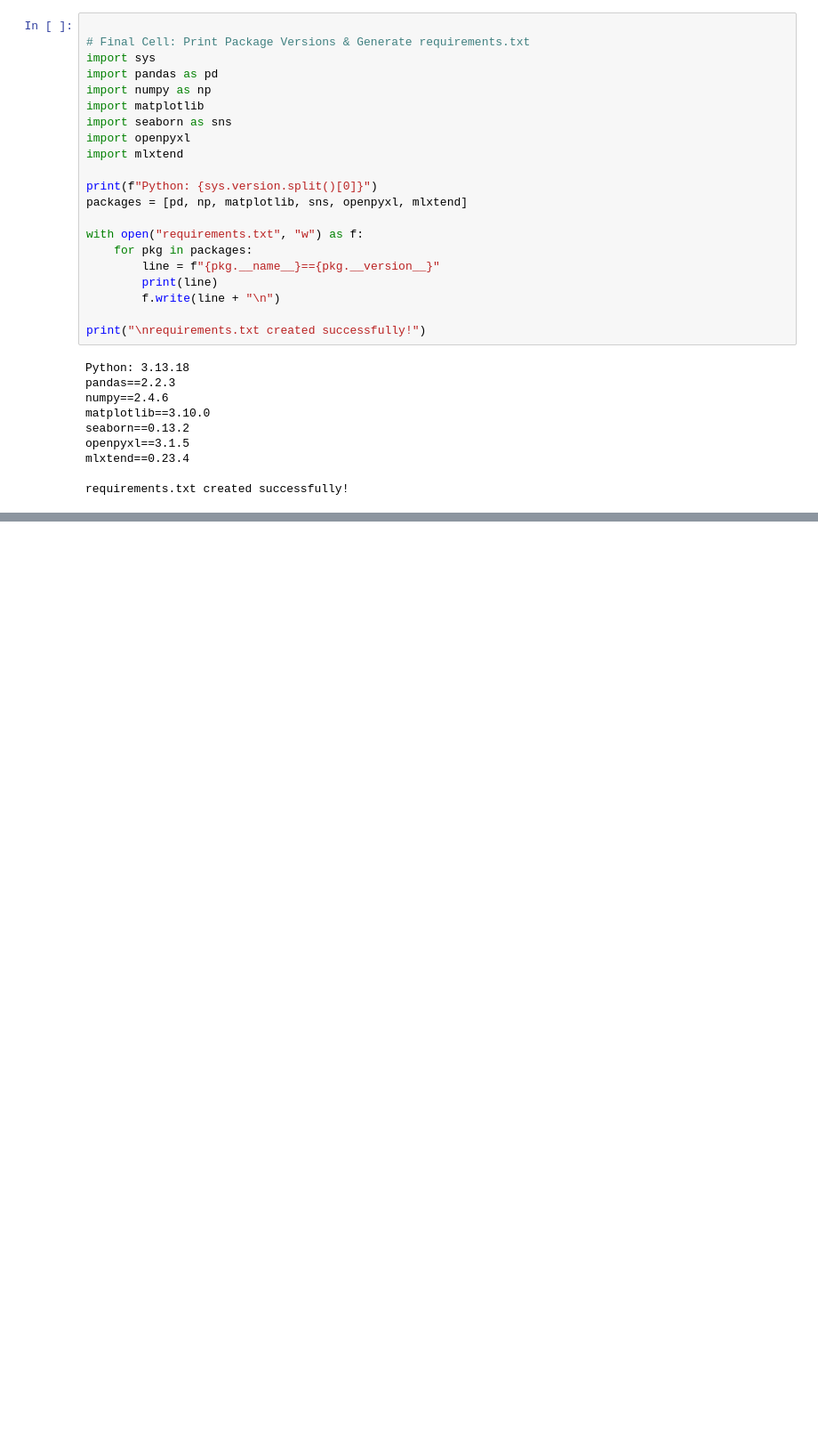
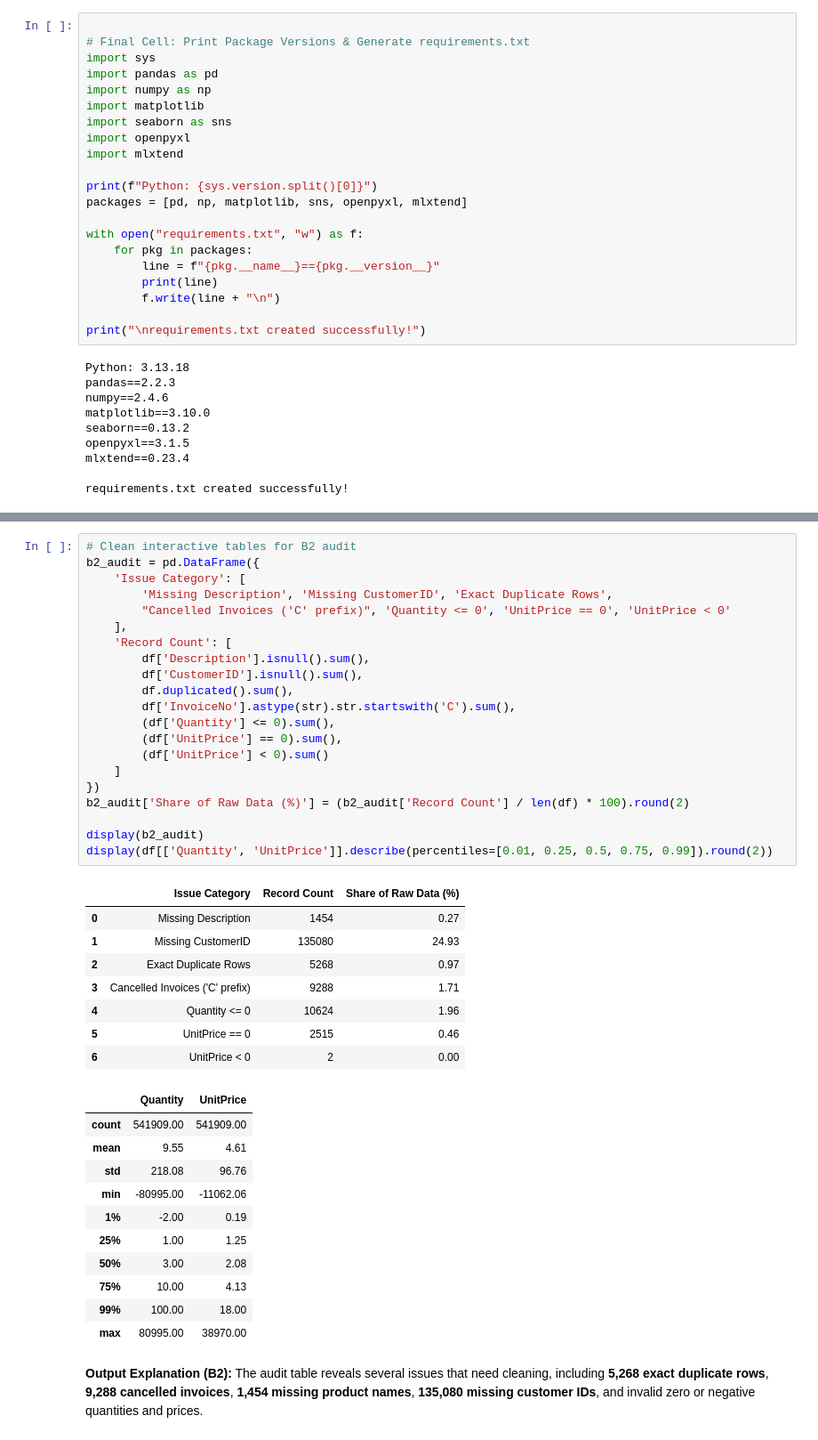
Before and after one commit to zaldybiliran/New_ML_Activities-FACILIX-, a Jupyter notebook: Facilix_ML_Project.ipynb, the cells around one changed output, grey strips where cells are left out. Shown at 89% size. Drawn from its saved outputs; the diff is of its cells as text; blank space fills up the shorter version.

```diff
--- a/Facilix_ML_Project.ipynb
+++ b/Facilix_ML_Project.ipynb
@@ -148,0 +261,43 @@ requirements.txt created successfully!
+# %%
+# Clean interactive tables for B2 audit
+b2_audit = pd.DataFrame({
+    'Issue Category': [
+        'Missing Description', 'Missing CustomerID', 'Exact Duplicate Rows',
+        "Cancelled Invoices ('C' prefix)", 'Quantity <= 0', 'UnitPrice == 0', 'UnitPrice < 0'
+    ],
+    'Record Count': [
+        df['Description'].isnull().sum(),
+        df['CustomerID'].isnull().sum(),
+        df.duplicated().sum(),
+        df['InvoiceNo'].astype(str).str.startswith('C').sum(),
+        (df['Quantity'] <= 0).sum(),
+        (df['UnitPrice'] == 0).sum(),
+        (df['UnitPrice'] < 0).sum()
+    ]
+})
+b2_audit['Share of Raw Data (%)'] = (b2_audit['Record Count'] / len(df) * 100).round(2)
+
+display(b2_audit)
+display(df[['Quantity', 'UnitPrice']].describe(percentiles=[0.01, 0.25, 0.5, 0.75, 0.99]).round(2))
+# %% [output]
+|  | Issue Category | Record Count | Share of Raw Data (%) |
+| 0 | Missing Description | 1454 | 0.27 |
+| 1 | Missing CustomerID | 135080 | 24.93 |
+| 2 | Exact Duplicate Rows | 5268 | 0.97 |
+| 3 | Cancelled Invoices ('C' prefix) | 9288 | 1.71 |
+| 4 | Quantity <= 0 | 10624 | 1.96 |
+| 5 | UnitPrice == 0 | 2515 | 0.46 |
+| 6 | UnitPrice < 0 | 2 | 0.00 |
+|  | Quantity | UnitPrice |
+| count | 541909.00 | 541909.00 |
+| mean | 9.55 | 4.61 |
+| std | 218.08 | 96.76 |
+| min | -80995.00 | -11062.06 |
+| 1% | -2.00 | 0.19 |
+| 25% | 1.00 | 1.25 |
+| 50% | 3.00 | 2.08 |
+| 75% | 10.00 | 4.13 |
+| 99% | 100.00 | 18.00 |
+| max | 80995.00 | 38970.00 |
+# %% [markdown]
+**Output Explanation (B2):** The audit table reveals several issues that need cleaning, including **5,268 exact duplicate rows**, **9,288 cancelled invoices**, **1,454 missing product names**, **135,080 missing customer IDs**, and invalid zero or negative quantities and prices.
```
Also changed, not shown: parts of 57 cells of this notebook, 5 other files.
